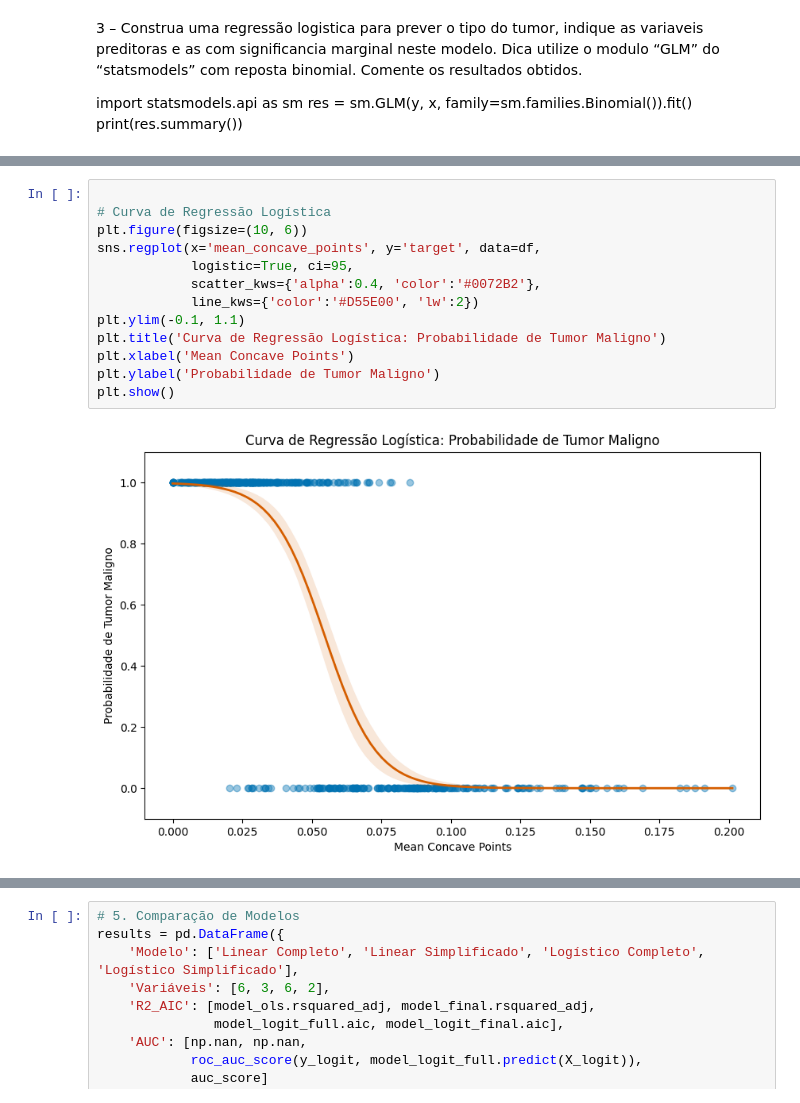
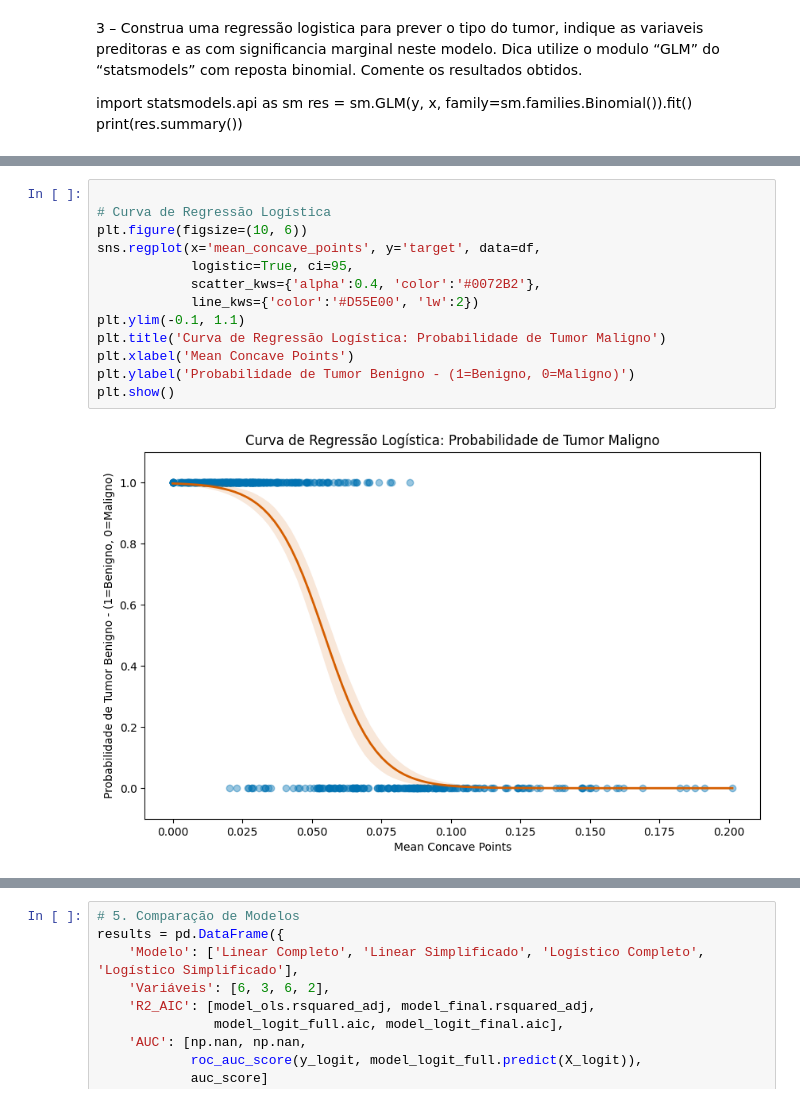
Before and after one commit to marcellofilgueiras/art_test, a Jupyter notebook: data_modelling.ipynb, the cells around one changed output, grey strips where cells are left out. Saved outputs shown, nothing was run; the diff lists cells and outputs as text.

```diff
--- a/data_modelling.ipynb
+++ b/data_modelling.ipynb
@@ -387,18 +407,18 @@ quasi-separation. In this case some parameters will not be identified.
 # %%
 
 # Curva de Regressão Logística
 plt.figure(figsize=(10, 6))
 sns.regplot(x='mean_concave_points', y='target', data=df,
             logistic=True, ci=95,
             scatter_kws={'alpha':0.4, 'color':'#0072B2'},
             line_kws={'color':'#D55E00', 'lw':2})
 plt.ylim(-0.1, 1.1)
 plt.title('Curva de Regressão Logística: Probabilidade de Tumor Maligno')
 plt.xlabel('Mean Concave Points')
-plt.ylabel('Probabilidade de Tumor Maligno')
+plt.ylabel('Probabilidade de Tumor Benigno - (1=Benigno, 0=Maligno)')
 plt.show()
 # %% [output]
-[figure, old version]
+[figure, new version]
 # %%
 
 # Curva ROC
```
Also changed, not shown: parts of 18 cells of this notebook, 4 other files.
